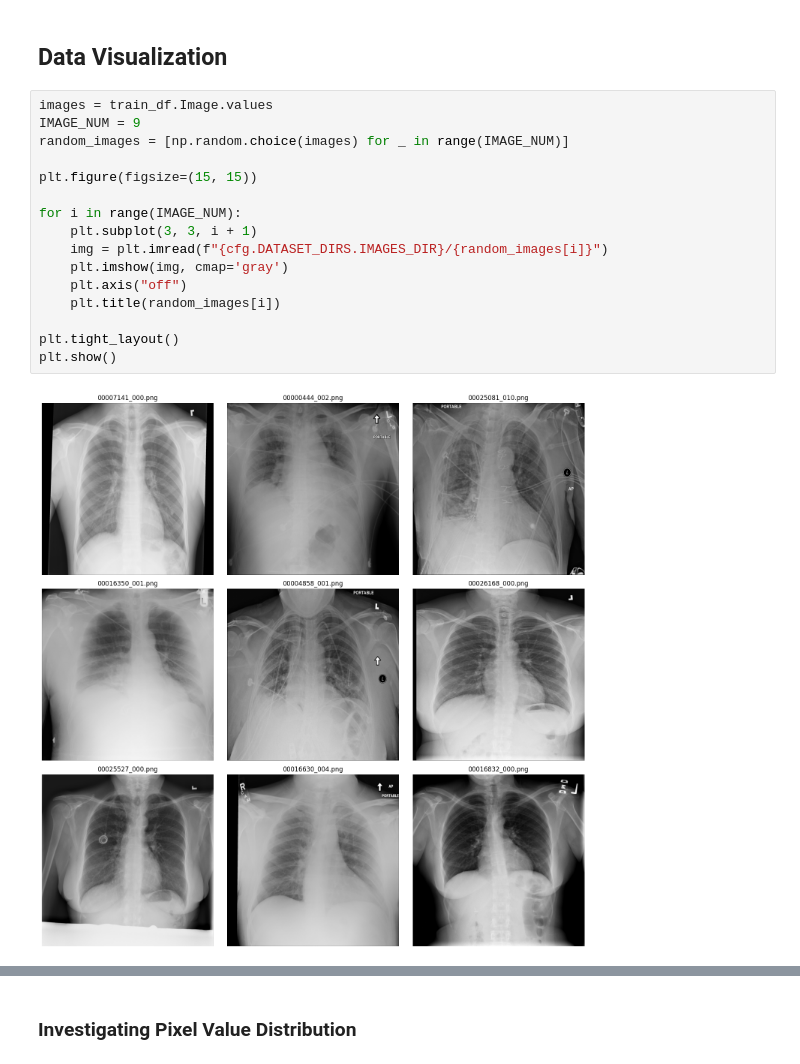
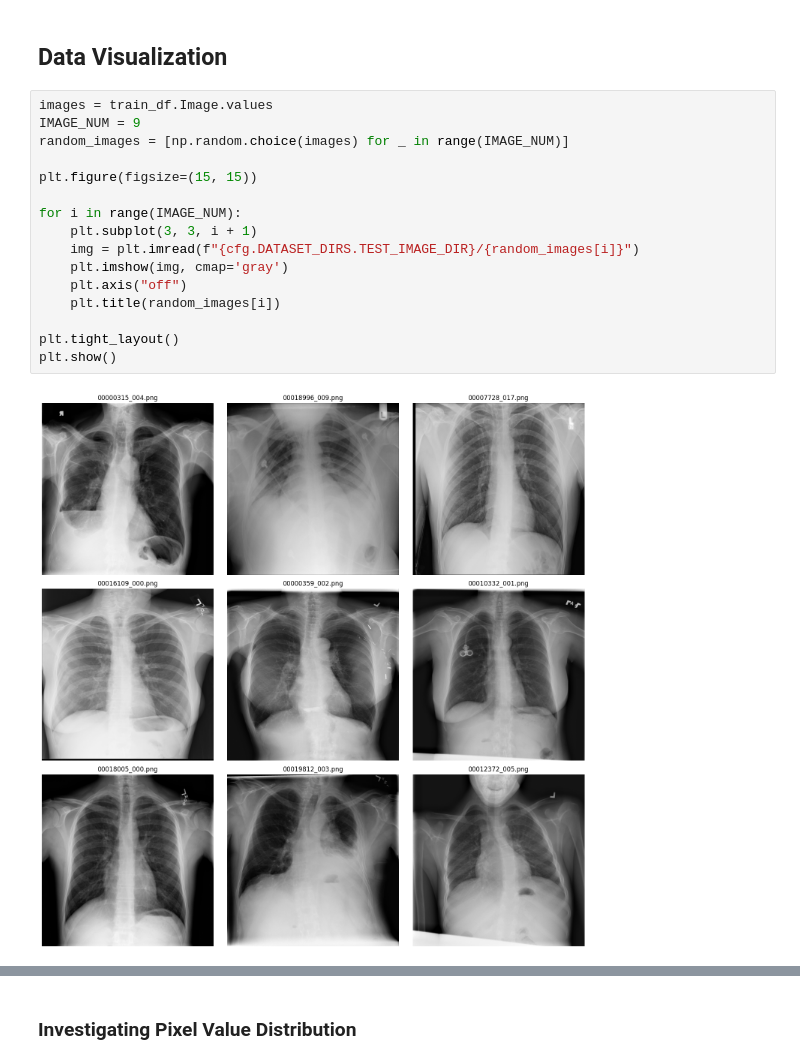
Before and after one commit to vivekpatel99/chest-x-ray-diagnosis-Multi-label-binary-classification, a Jupyter notebook: notebooks/01_exploratory_data_analysis.ipynb, the cells around one changed output, grey strips where cells are left out. Saved outputs shown, nothing was run; the diff lists cells and outputs as text.

```diff
--- a/notebooks/01_exploratory_data_analysis.ipynb
+++ b/notebooks/01_exploratory_data_analysis.ipynb
@@ -223,20 +226,20 @@ plt.show()
 # %%
 images = train_df.Image.values
 IMAGE_NUM = 9
 random_images = [np.random.choice(images) for _ in range(IMAGE_NUM)]
 
 plt.figure(figsize=(15, 15))
 
 for i in range(IMAGE_NUM):
     plt.subplot(3, 3, i + 1)
-    img = plt.imread(f"{cfg.DATASET_DIRS.IMAGES_DIR}/{random_images[i]}")
+    img = plt.imread(f"{cfg.DATASET_DIRS.TEST_IMAGE_DIR}/{random_images[i]}")
     plt.imshow(img, cmap='gray')
     plt.axis("off")
     plt.title(random_images[i])
 
 plt.tight_layout()
 plt.show()
 # %% [output]
-[figure, old version]
+[figure, new version]
 # %%
 sample_image = train_df.Image[0]
```
Also changed, not shown: parts of 16 cells of this notebook.
